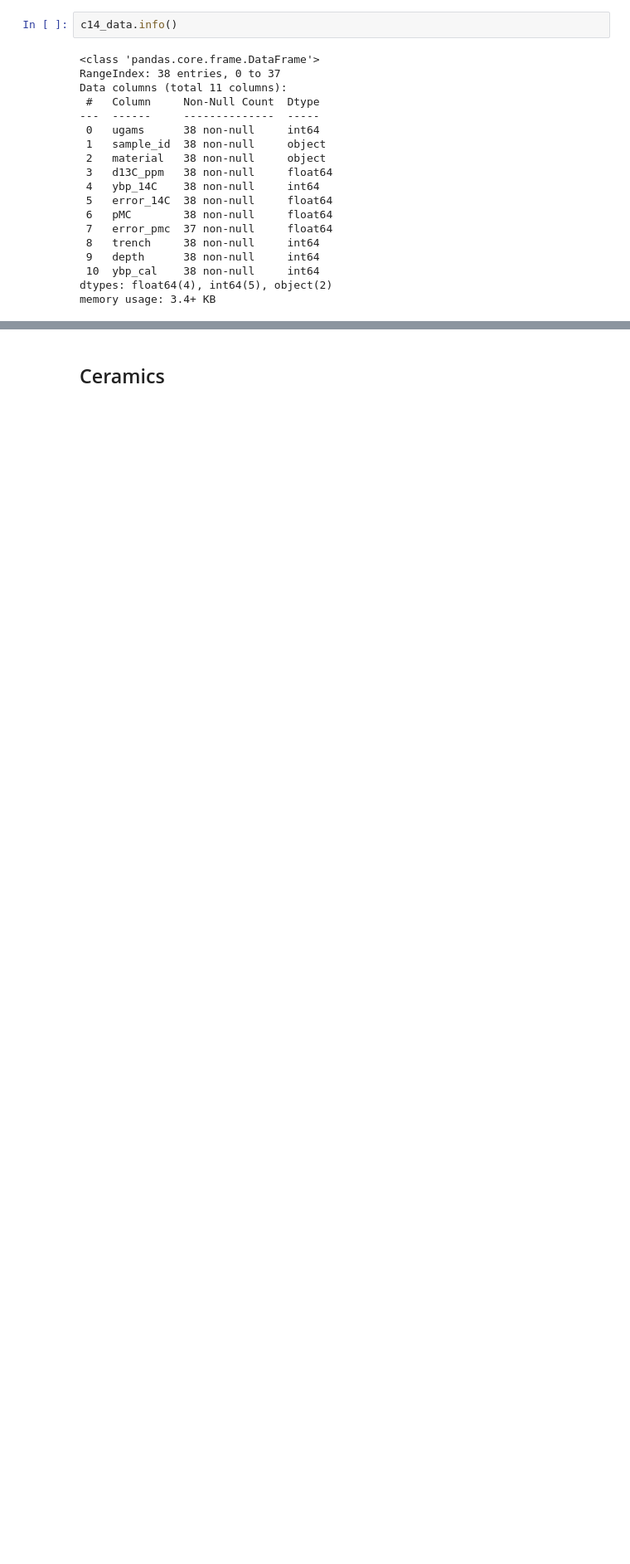
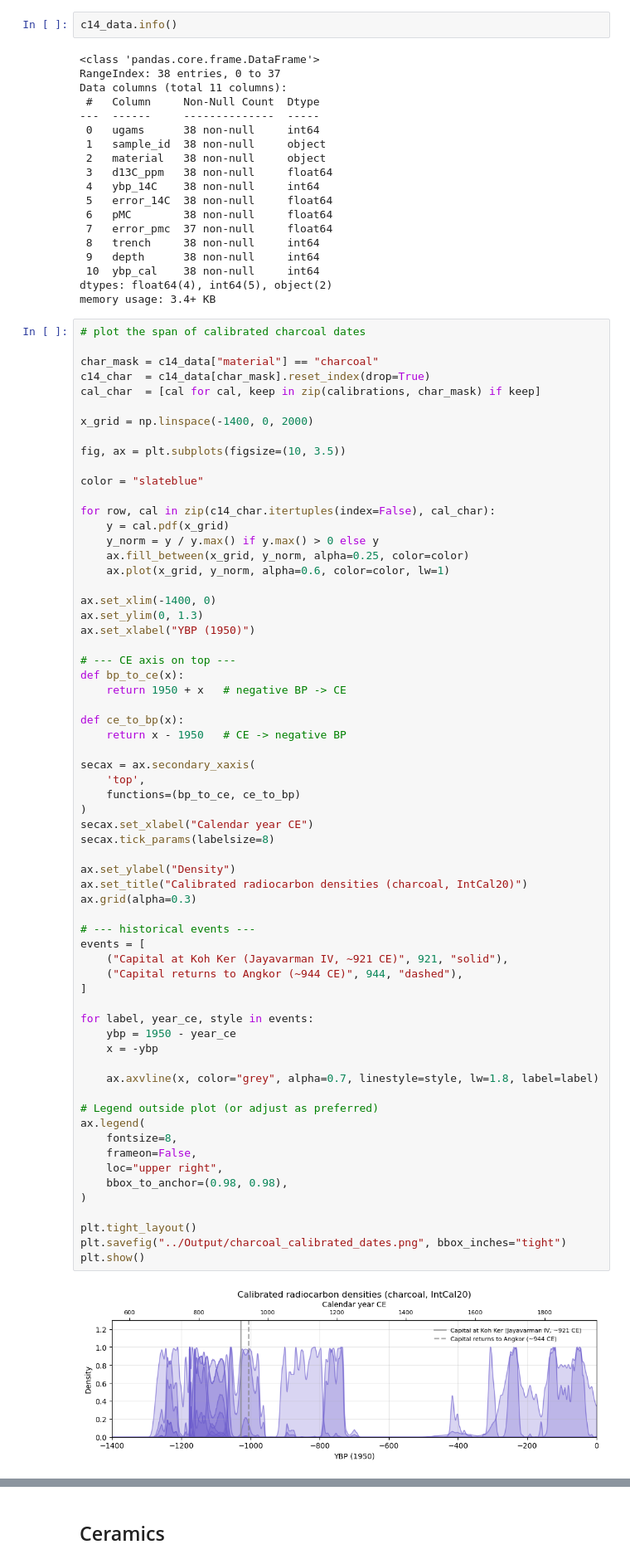
Before and after one commit to wccarleton/kkpp24, a Jupyter notebook: Src/kohker_pp24.ipynb, the cells around one changed output, grey strips where cells are left out. Shown at 83% size. Cells and saved outputs as stored; diff of their text form; blank space fills up the shorter version.

```diff
--- a/Src/kohker_pp24.ipynb
+++ b/Src/kohker_pp24.ipynb
@@ -251,6 +251,72 @@ Data columns (total 11 columns):
  10  ybp_cal    38 non-null     int64
 dtypes: float64(4), int64(5), object(2)
 memory usage: 3.4+ KB
+# %%
+# plot the span of calibrated charcoal dates
+
+char_mask = c14_data["material"] == "charcoal"
+c14_char  = c14_data[char_mask].reset_index(drop=True)
+cal_char  = [cal for cal, keep in zip(calibrations, char_mask) if keep]
+
+x_grid = np.linspace(-1400, 0, 2000)
+
+fig, ax = plt.subplots(figsize=(10, 3.5))
+
+color = "slateblue"
+
+for row, cal in zip(c14_char.itertuples(index=False), cal_char):
+    y = cal.pdf(x_grid)
+    y_norm = y / y.max() if y.max() > 0 else y
+    ax.fill_between(x_grid, y_norm, alpha=0.25, color=color)
+    ax.plot(x_grid, y_norm, alpha=0.6, color=color, lw=1)
+
+ax.set_xlim(-1400, 0)
+ax.set_ylim(0, 1.3)
+ax.set_xlabel("YBP (1950)")
+
+# --- CE axis on top ---
+def bp_to_ce(x):
+    return 1950 + x   # negative BP -> CE
+
+def ce_to_bp(x):
+    return x - 1950   # CE -> negative BP
+
+secax = ax.secondary_xaxis(
+    'top',
+    functions=(bp_to_ce, ce_to_bp)
+)
+secax.set_xlabel("Calendar year CE")
+secax.tick_params(labelsize=8)
+
+ax.set_ylabel("Density")
+ax.set_title("Calibrated radiocarbon densities (charcoal, IntCal20)")
+ax.grid(alpha=0.3)
+
+# --- historical events ---
+events = [
+    ("Capital at Koh Ker (Jayavarman IV, ~921 CE)", 921, "solid"),
+    ("Capital returns to Angkor (~944 CE)", 944, "dashed"),
+]
+
+for label, year_ce, style in events:
+    ybp = 1950 - year_ce
+    x = -ybp
+
+    ax.axvline(x, color="grey", alpha=0.7, linestyle=style, lw=1.8, label=label)
+
+# Legend outside plot (or adjust as preferred)
+ax.legend(
+    fontsize=8,
+    frameon=False,
+    loc="upper right",
+    bbox_to_anchor=(0.98, 0.98),
+)
+
+plt.tight_layout()
+plt.savefig("../Output/charcoal_calibrated_dates.png", bbox_inches="tight")
+plt.show()
+# %% [output]
+[figure, added]
 # %%
 # make DBS negative for plotting
 c14_data["depth_neg"] = -c14_data["depth"]
```
Also changed, not shown: parts of 17 cells of this notebook, 18 other files.
